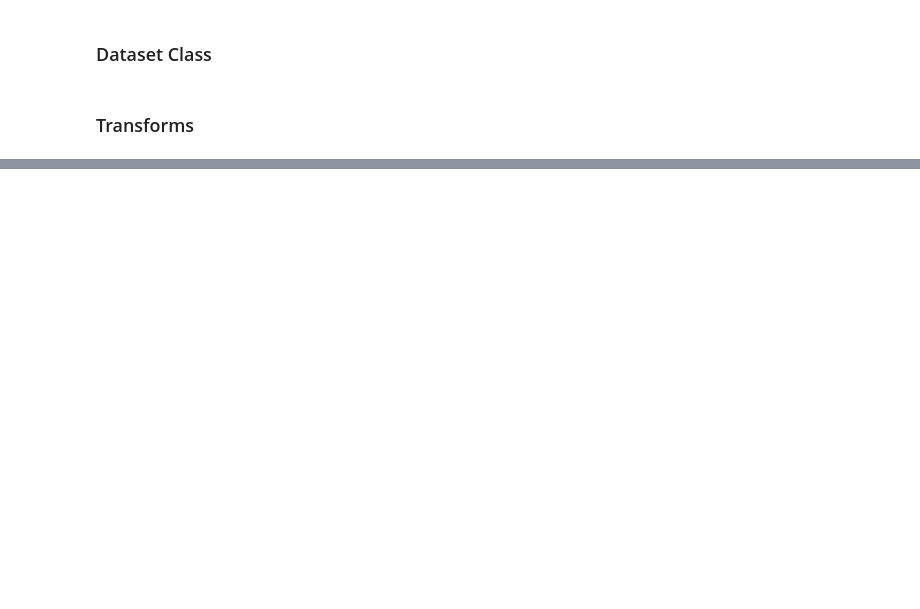
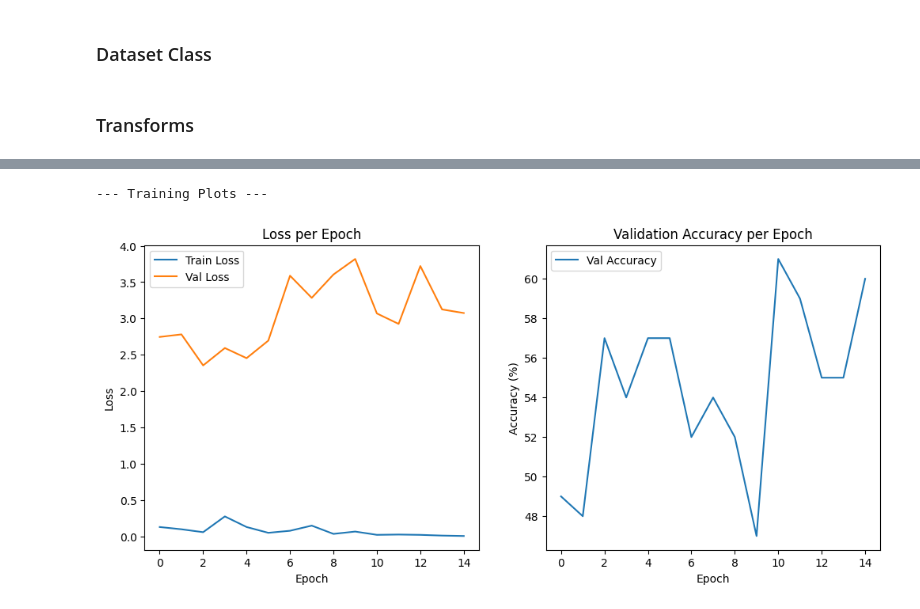
Before and after one commit to Arwa787/week4, a Jupyter notebook: W4_DL/project/project.ipynb, the cells around one changed output, grey strips where cells are left out. Saved outputs shown, nothing was run; the diff lists cells and outputs as text; code cells hidden in the pictures; blank space fills up the shorter version.

```diff
--- a/W4_DL/project/project.ipynb
+++ b/W4_DL/project/project.ipynb
@@ -89,0 +305,2 @@ basic_transform = transforms.Compose([
+# %%
+model = HorseCNN().to(device)
@@ -89,0 +309,4 @@ basic_transform = transforms.Compose([
+# %%
+loss_function = nn.CrossEntropyLoss()
+
+optimizer = optim.Adam(model.parameters(), lr=0.001)
@@ -89,0 +424,10 @@ basic_transform = transforms.Compose([
+# %%
+trained_model, training_metrics = training_loop(
+    model=model,
+    train_loader=train_loader,
+    val_loader=val_loader,
+    loss_function=loss_function,
+    optimizer=optimizer,
+    num_epochs=15,
+    device=device
+)
@@ -89,0 +452,26 @@ basic_transform = transforms.Compose([
+# %%
+import matplotlib.pyplot as plt
+print("\n--- Training Plots ---\n")
+
+train_losses, val_losses, val_accuracies = training_metrics
+
+plt.figure(figsize=(12,5))
+plt.subplot(1,2,1)
+plt.plot(train_losses, label="Train Loss")
+plt.plot(val_losses, label="Val Loss")
+plt.xlabel("Epoch")
+plt.ylabel("Loss")
+plt.title("Loss per Epoch")
+plt.legend()
+
+plt.subplot(1,2,2)
+plt.plot(val_accuracies, label="Val Accuracy")
+plt.xlabel("Epoch")
+plt.ylabel("Accuracy (%)")
+plt.title("Validation Accuracy per Epoch")
+plt.legend()
+
+plt.show()
+# %% [output]
+--- Training Plots ---
+[figure, added]
```
Also changed, not shown: parts of 39 cells of this notebook.
